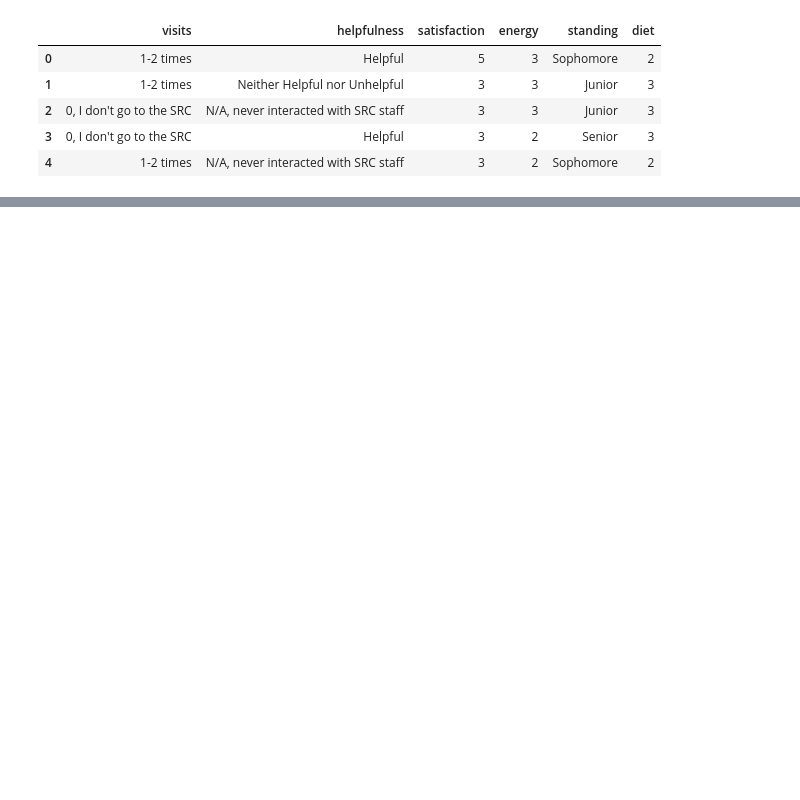
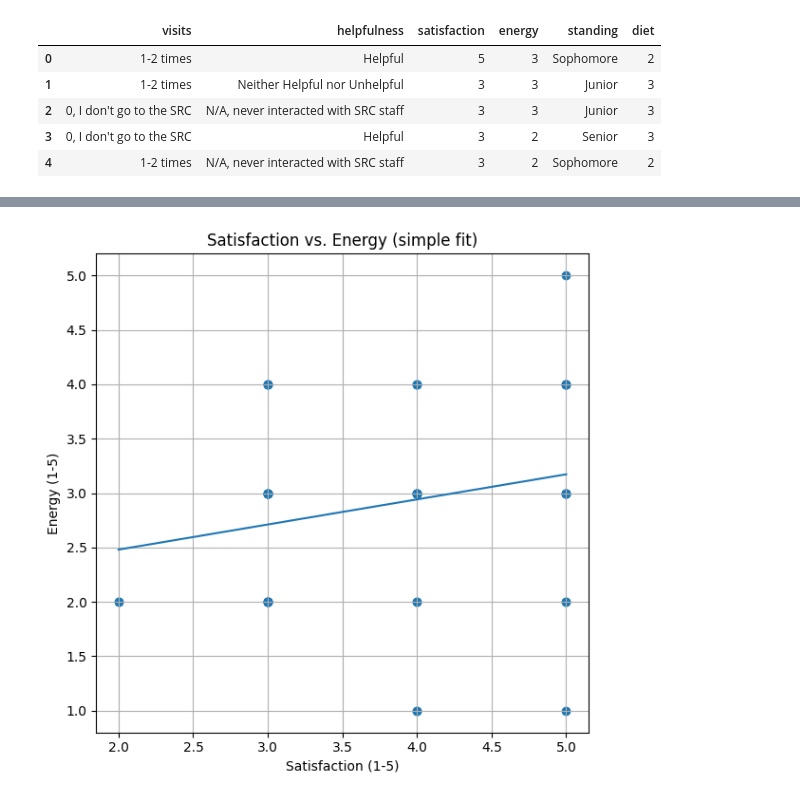
Before and after one commit to jaydenfalse/Mini-Project-SRC-, a Jupyter notebook: distribution.ipynb, the cells around one changed output, grey strips where cells are left out. Cells and saved outputs as stored; diff of their text form; code cells hidden in the pictures; blank space fills up the shorter version.

Commit message:
added satisfaction vs energy chart

```diff
--- a/distribution.ipynb
+++ b/distribution.ipynb
@@ -24,0 +25,23 @@ plt.show()
+# %%
+x = df['satisfaction'].values.astype(float)
+y = df['energy'].values.astype(float)
+
+x_mean, y_mean = x.mean(), y.mean()
+slope_num  = ((x - x_mean) * (y - y_mean)).sum()
+slope_denom = ((x - x_mean) ** 2).sum()
+m = slope_num / slope_denom
+b = y_mean - m * x_mean
+
+plt.figure(figsize=(6, 6))
+plt.scatter(x, y)
+plt.plot([x.min(), x.max()],
+         [m * x.min() + b, m * x.max() + b])
+
+plt.title("Satisfaction vs. Energy (simple fit)")
+plt.xlabel("Satisfaction (1-5)")
+plt.ylabel("Energy (1-5)")
+plt.grid(True)
+plt.tight_layout()
+plt.show()
+# %% [output]
+[figure, added]
```
Also changed, not shown: parts of 1 cell of this notebook.
